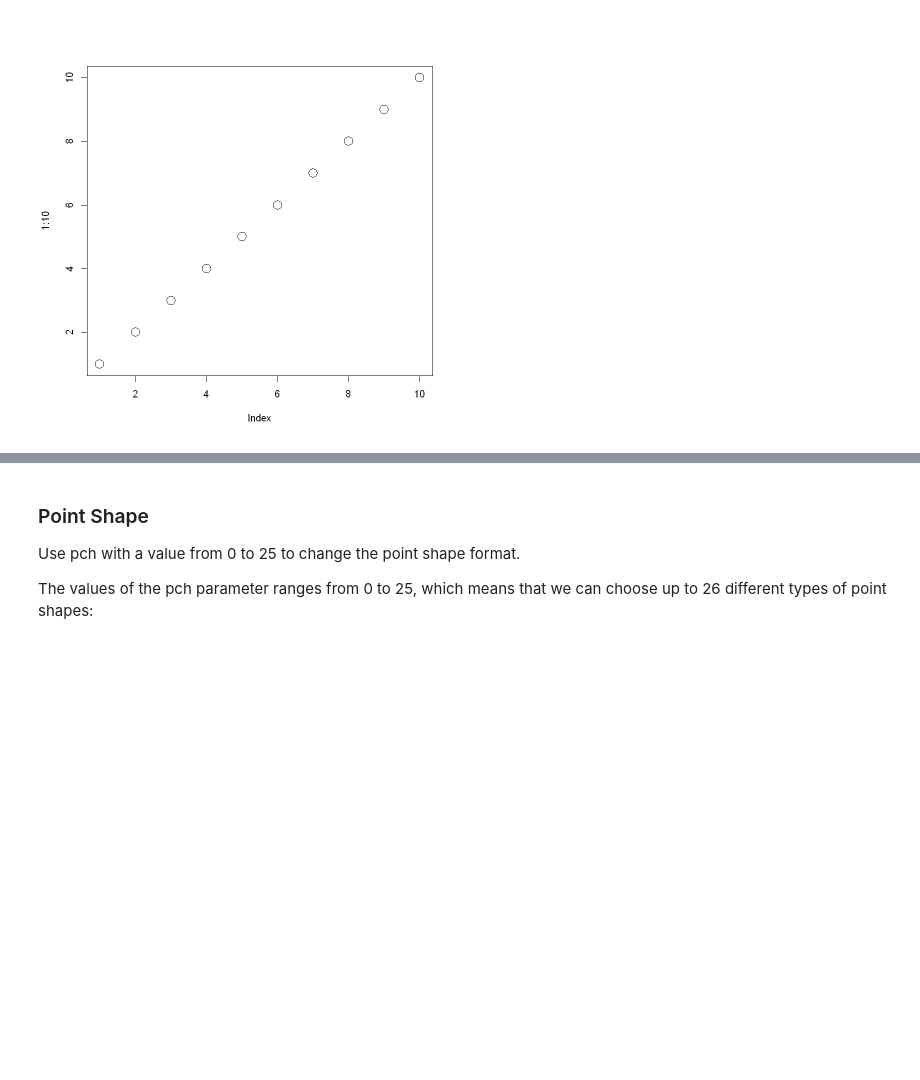
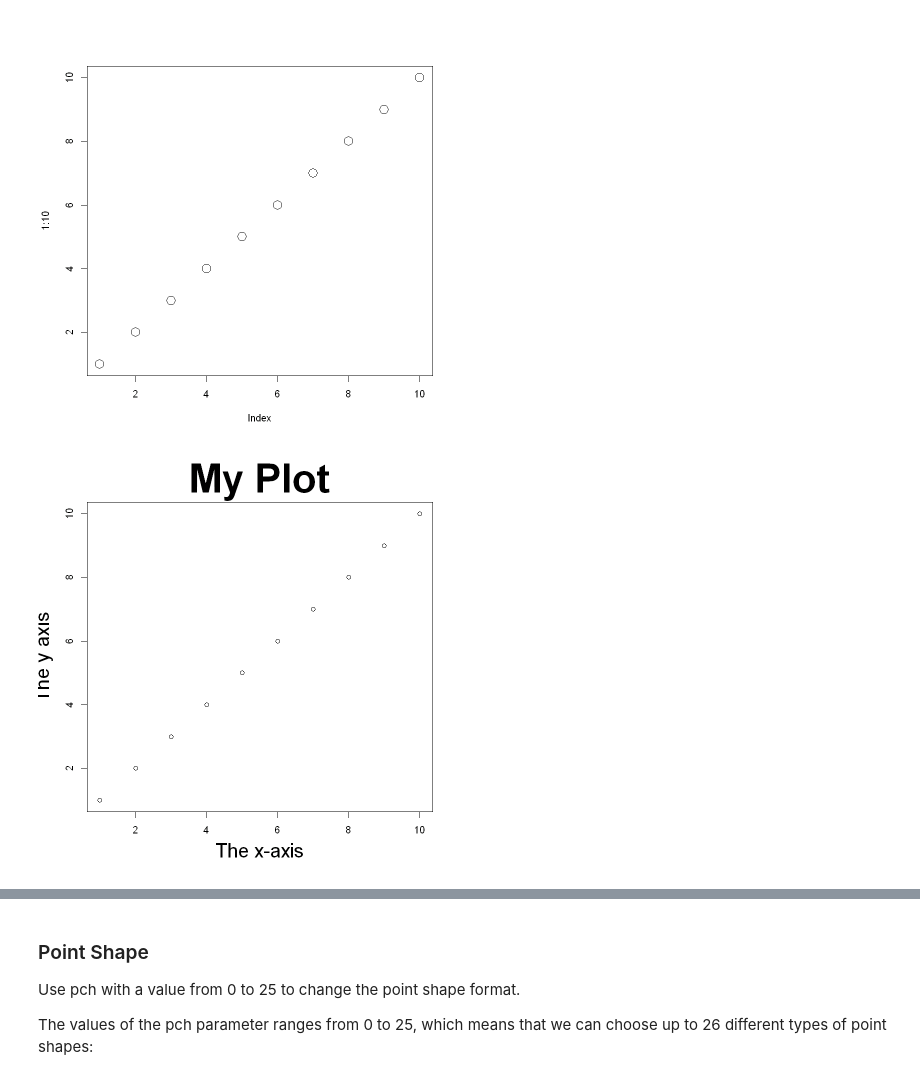
Before and after one commit to prodigy234/Complete_Data_Science_Full_Course, a Jupyter notebook: R Programming/17.R Plotting.ipynb, the cells around one changed output, grey strips where cells are left out. Drawn from its saved outputs; the diff is of its cells as text; code cells hidden in the pictures; blank space fills up the shorter version.

```diff
--- a/R Programming/17.R Plotting.ipynb
+++ b/R Programming/17.R Plotting.ipynb
@@ -228,3 +251,8 @@ plot(1:10, cex=2)
 [figure]
 [figure]
 [figure]
+# %%
+# Character expansion for the title, x-axis, and y-axis
+plot(1:10, main="My Plot", xlab="The x-axis", ylab="The y axis", cex.main=4, cex.lab=2)
+# %% [output]
+[figure, added]
```
Also changed, not shown: parts of 7 cells of this notebook.
